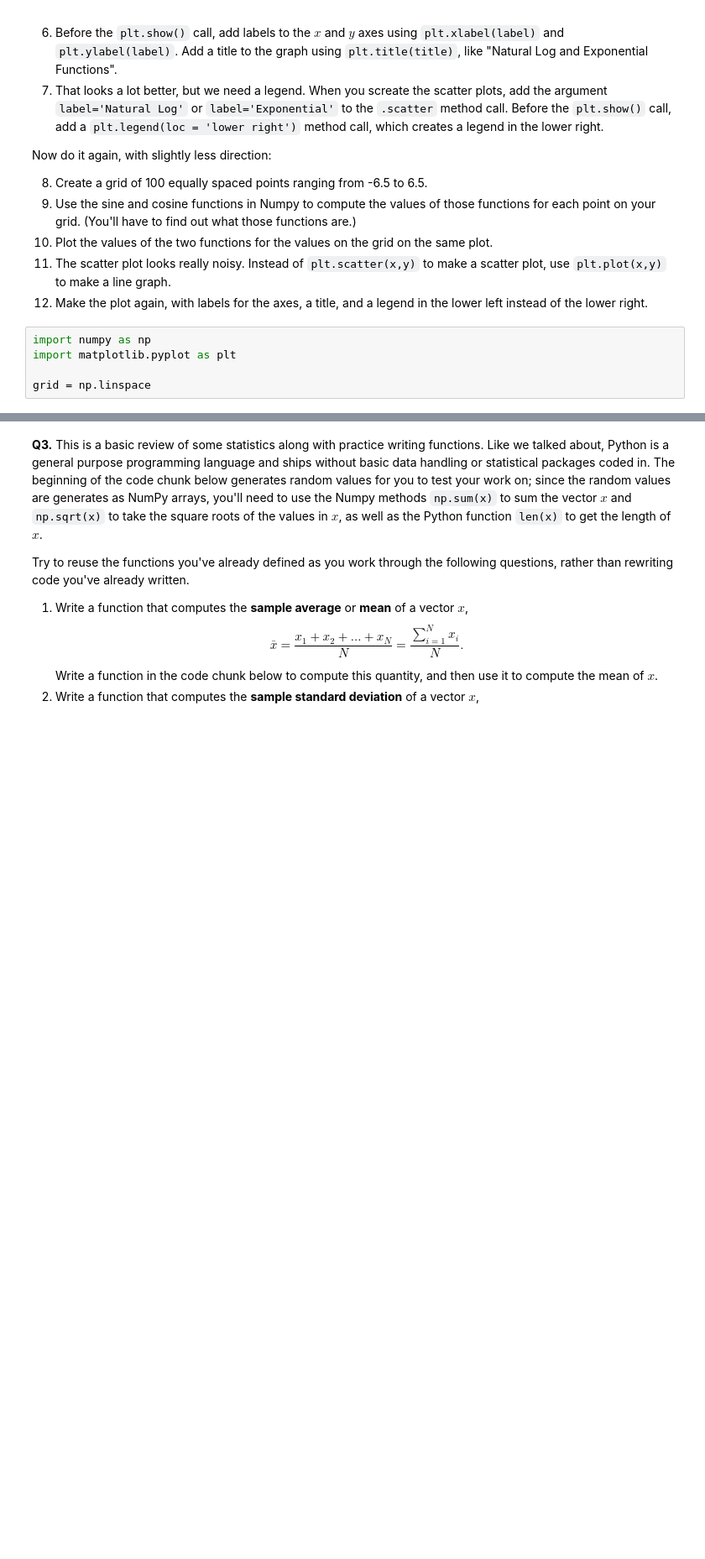
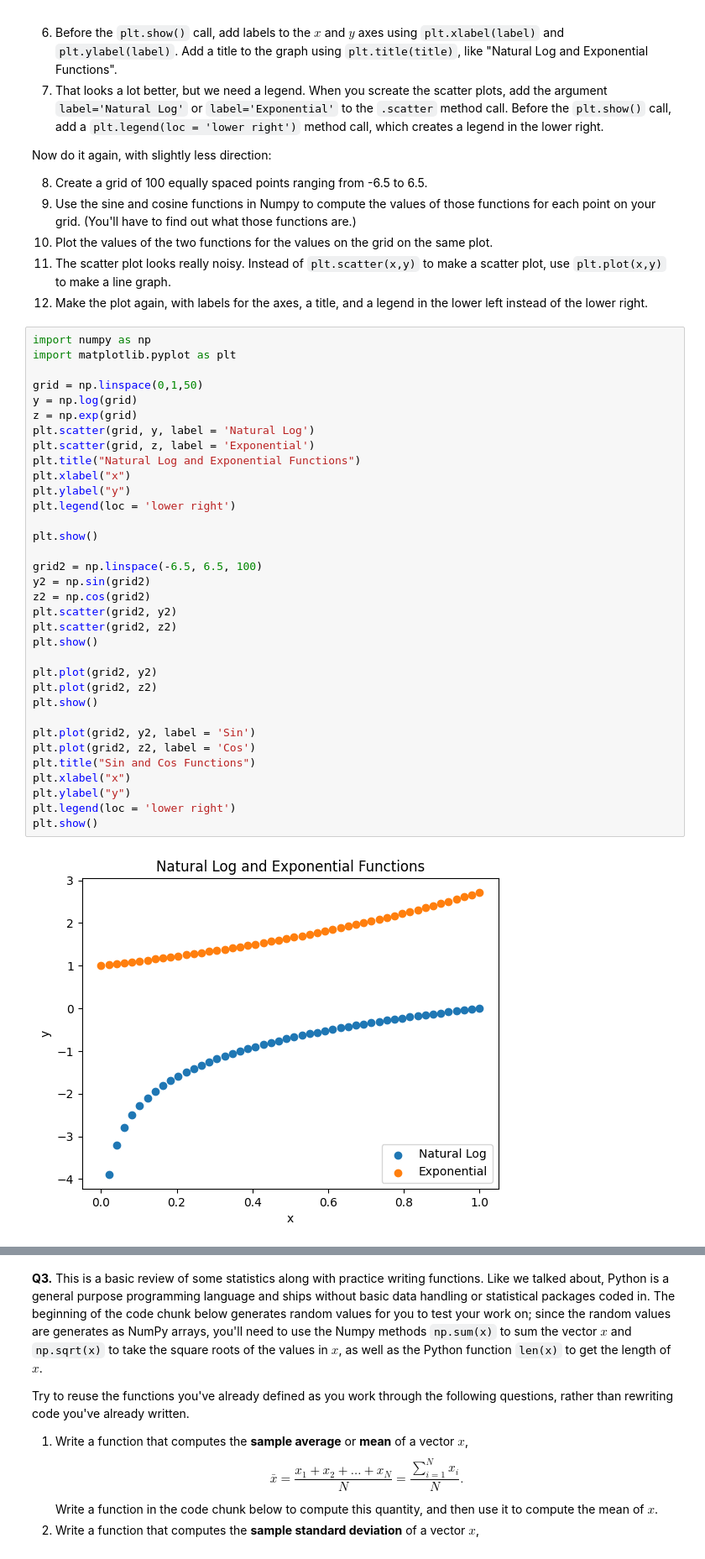
Before and after one commit to RexW999/ds3001-programming, a Jupyter notebook: assignment/assignment_programming.ipynb, the cells around one changed output, grey strips where cells are left out. Shown at 84% size. Cells and saved outputs as stored; diff of their text form; blank space fills up the shorter version.

```diff
--- a/assignment/assignment_programming.ipynb
+++ b/assignment/assignment_programming.ipynb
@@ -34,5 +44,36 @@ Now do it again, with slightly less direction:
 # %%
 import numpy as np
 import matplotlib.pyplot as plt
 
-grid = np.linspace
+grid = np.linspace(0,1,50)
+y = np.log(grid)
+z = np.exp(grid)
+plt.scatter(grid, y, label = 'Natural Log')
+plt.scatter(grid, z, label = 'Exponential')
+plt.title("Natural Log and Exponential Functions")
+plt.xlabel("x")
+plt.ylabel("y")
+plt.legend(loc = 'lower right')
+
+plt.show()
+
+grid2 = np.linspace(-6.5, 6.5, 100)
+y2 = np.sin(grid2)
+z2 = np.cos(grid2)
+plt.scatter(grid2, y2)
+plt.scatter(grid2, z2)
+plt.show()
+
+plt.plot(grid2, y2)
+plt.plot(grid2, z2)
+plt.show()
+
+plt.plot(grid2, y2, label = 'Sin')
+plt.plot(grid2, z2, label = 'Cos')
+plt.title("Sin and Cos Functions")
+plt.xlabel("x")
+plt.ylabel("y")
+plt.legend(loc = 'lower right')
+plt.show()
+# %% [output]
+[figure, added]
```
Also changed, not shown: parts of 2 cells of this notebook.
